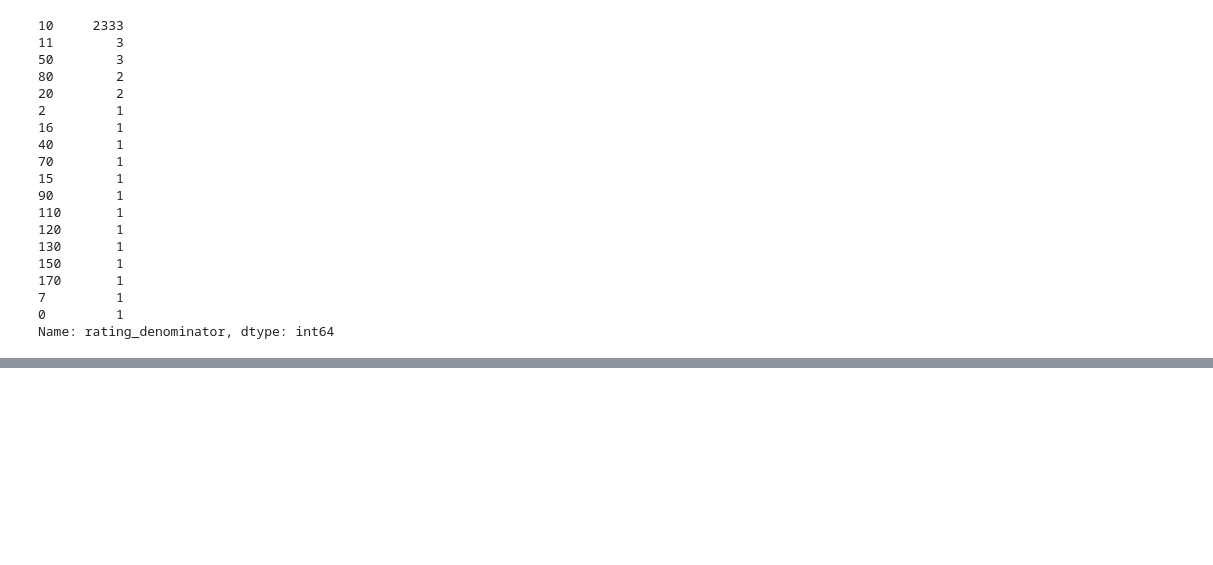
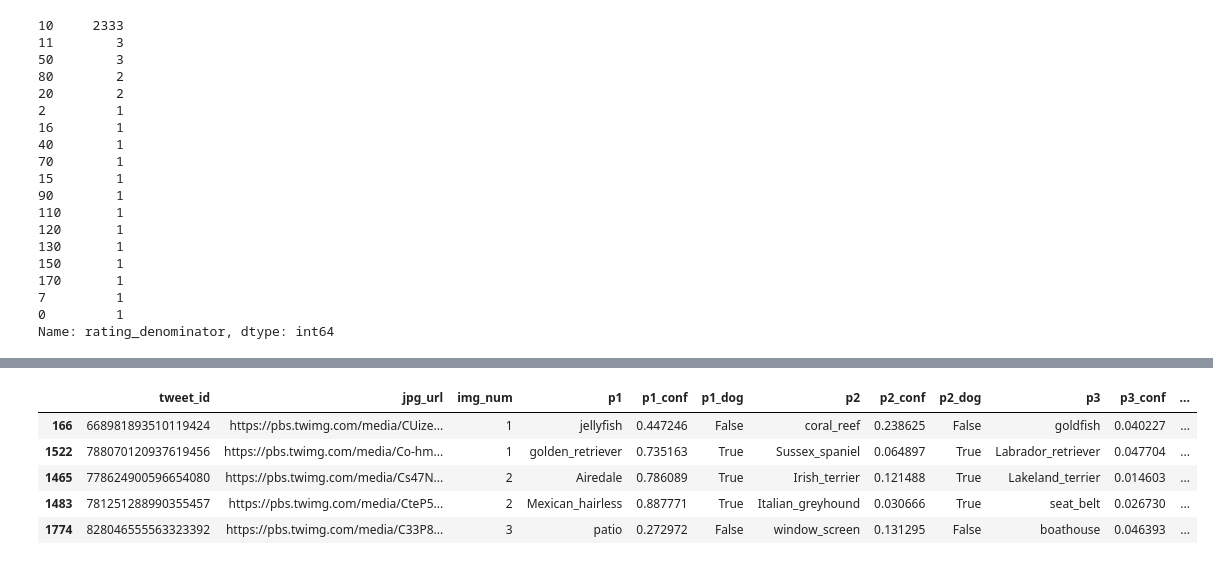
Before and after one commit to hagerElsehaimy/WeRateDogs, a Jupyter notebook: WeRateDogs.ipynb, the cells around one changed output, grey strips where cells are left out. Cells and saved outputs as stored; diff of their text form; code cells hidden in the pictures; blank space fills up the shorter version.

```diff
--- a/WeRateDogs.ipynb
+++ b/WeRateDogs.ipynb
@@ -199,0 +232,9 @@ Name: rating_denominator, dtype: int64
+# %%
+prediction_df.sample(5)
+# %% [output]
+|  | tweet_id | jpg_url | img_num | p1 | p1_conf | p1_dog | p2 | p2_conf | p2_dog | p3 | p3_conf | ... |
+| 166 | 668981893510119424 | https://pbs.twimg.com/media/CUize... | 1 | jellyfish | 0.447246 | False | coral_reef | 0.238625 | False | goldfish | 0.040227 | ... |
+| 1522 | 788070120937619456 | https://pbs.twimg.com/media/Co-hm... | 1 | golden_retriever | 0.735163 | True | Sussex_spaniel | 0.064897 | True | Labrador_retriever | 0.047704 | ... |
+| 1465 | 778624900596654080 | https://pbs.twimg.com/media/Cs47N... | 2 | Airedale | 0.786089 | True | Irish_terrier | 0.121488 | True | Lakeland_terrier | 0.014603 | ... |
+| 1483 | 781251288990355457 | https://pbs.twimg.com/media/CteP5... | 2 | Mexican_hairless | 0.887771 | True | Italian_greyhound | 0.030666 | True | seat_belt | 0.026730 | ... |
+| 1774 | 828046555563323392 | https://pbs.twimg.com/media/C33P8... | 3 | patio | 0.272972 | False | window_screen | 0.131295 | False | boathouse | 0.046393 | ... |
```
Also changed, not shown: parts of 5 cells of this notebook.
